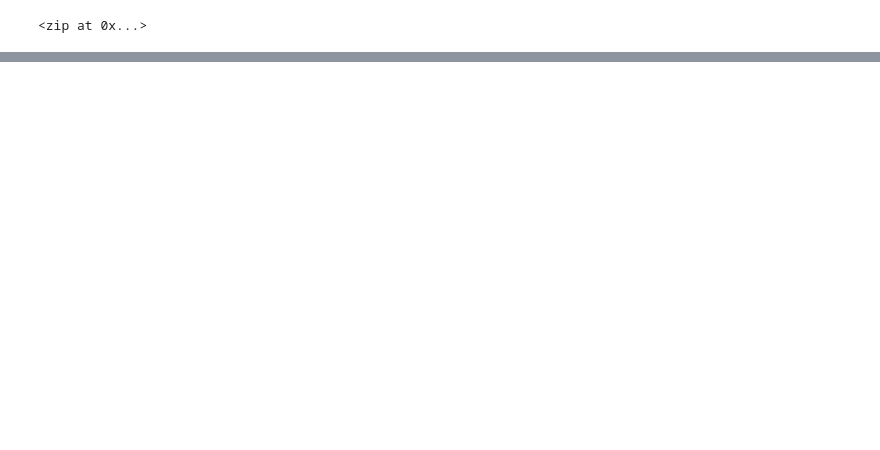
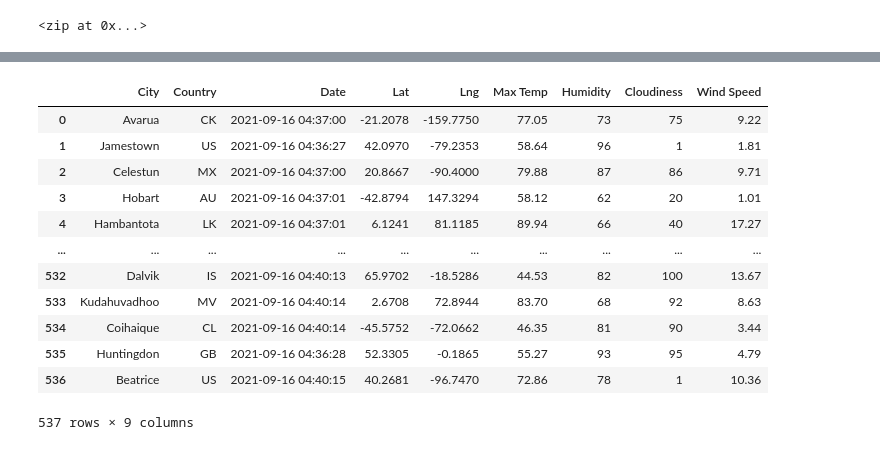
Before and after one commit to ezra-deutsch/M6_WeatherPy_with_Python_APIs, a Jupyter notebook: WeatherPy.ipynb, the cells around one changed output, grey strips where cells are left out. Saved outputs shown, nothing was run; the diff lists cells and outputs as text; code cells hidden in the pictures; blank space fills up the shorter version.

```diff
--- a/WeatherPy.ipynb
+++ b/WeatherPy.ipynb
@@ -54,0 +58,15 @@ len(cities)
+# %%
+#6.2.6
+#Import dependencies (requests)
+import requests
+# Import the datetime module from the datetime library.
+from datetime import datetime
+
+#import the API key
+from config import weather_api_key
+
+# Starting URL for Weather Map API Call.
+url = "http://api.openweathermap.org/data/2.5/weather?units=Imperial&APPID=" + weather_api_key
+# Create an endpoint URL for a city.
+#city_url = url + "&q=" + "Boston"
+#print(city_url)
@@ -54,0 +166,5 @@ len(cities)
+# %%
+#6.2.7
+# Convert the array of dictionaries to a Pandas DataFrame.
+city_data_df = pd.DataFrame(city_data)
+city_data_df.tail(10)
@@ -54,0 +183,18 @@ len(cities)
+# %%
+new_column_order=['City','Country','Date','Lat','Lng','Max Temp','Humidity','Cloudiness','Wind Speed']
+city_data_df=city_data_df[new_column_order]
+city_data_df
+# %% [output]
+|  | City | Country | Date | Lat | Lng | Max Temp | Humidity | Cloudiness | Wind Speed |
+| 0 | Avarua | CK | 2021-09-16 04:37:00 | -21.2078 | -159.7750 | 77.05 | 73 | 75 | 9.22 |
+| 1 | Jamestown | US | 2021-09-16 04:36:27 | 42.0970 | -79.2353 | 58.64 | 96 | 1 | 1.81 |
+| 2 | Celestun | MX | 2021-09-16 04:37:00 | 20.8667 | -90.4000 | 79.88 | 87 | 86 | 9.71 |
+| 3 | Hobart | AU | 2021-09-16 04:37:01 | -42.8794 | 147.3294 | 58.12 | 62 | 20 | 1.01 |
+| 4 | Hambantota | LK | 2021-09-16 04:37:01 | 6.1241 | 81.1185 | 89.94 | 66 | 40 | 17.27 |
+| ... | ... | ... | ... | ... | ... | ... | ... | ... | ... |
+| 532 | Dalvik | IS | 2021-09-16 04:40:13 | 65.9702 | -18.5286 | 44.53 | 82 | 100 | 13.67 |
+| 533 | Kudahuvadhoo | MV | 2021-09-16 04:40:14 | 2.6708 | 72.8944 | 83.70 | 68 | 92 | 8.63 |
+| 534 | Coihaique | CL | 2021-09-16 04:40:14 | -45.5752 | -72.0662 | 46.35 | 81 | 90 | 3.44 |
+| 535 | Huntingdon | GB | 2021-09-16 04:36:28 | 52.3305 | -0.1865 | 55.27 | 93 | 95 | 4.79 |
+| 536 | Beatrice | US | 2021-09-16 04:40:15 | 40.2681 | -96.7470 | 72.86 | 78 | 1 | 10.36 |
+537 rows × 9 columns
```
Also changed, not shown: parts of 9 cells of this notebook, 5 other files.
